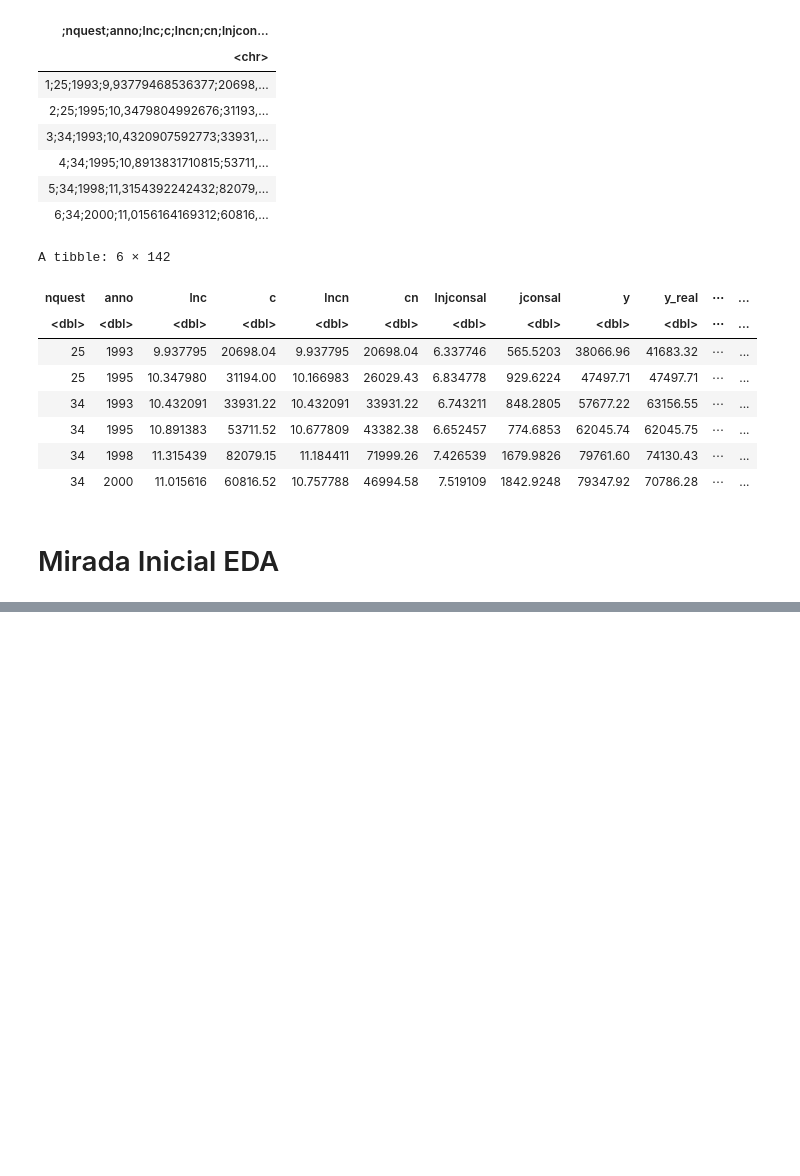
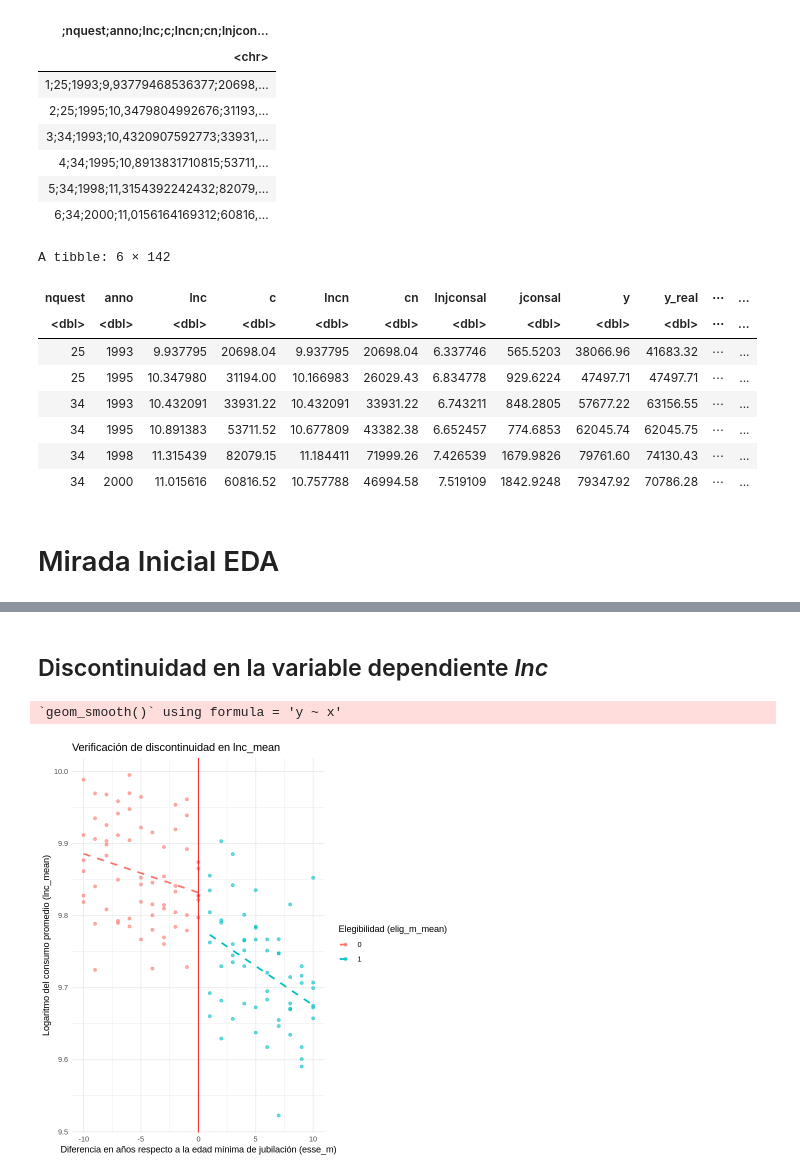
Before and after one commit to NicoD920/analisisDatosPrimavera2024, a Jupyter notebook: Tarea_2_(R).ipynb, the cells around one changed output, grey strips where cells are left out. Cells and saved outputs as stored; diff of their text form; code cells hidden in the pictures; blank space fills up the shorter version.

```diff
--- a/Tarea_2_(R).ipynb
+++ b/Tarea_2_(R).ipynb
@@ -116,0 +295,6 @@ str(data_base_vird_dta)
+# %%
+# Crear variable de elegibilidad
+data_base_vird_dta <- data_base_vird_dta %>%
+  mutate(
+    eligm = ifelse(esse_m >= 0, 1, 0)  # 1 si cumple la edad mínima, 0 en caso contrario
+  )
@@ -116,0 +321,17 @@ str(data_base_vird_dta)
+# %%
+# Actualizar la base colapsada sin duplicar elegibilidad
+base_agrupada_vird_dta <- data_base_vird_dta %>%
+  group_by(anno, esse_m) %>%  # Agrupar por año y "esse_m"
+  summarise(
+    lnc_mean = mean(lnc, na.rm = TRUE),            # Promedio de lnc
+    lncn_mean = mean(lncn, na.rm = TRUE),          # Promedio de lncn
+    lnconsal_mean = mean(lnjconsal, na.rm = TRUE), # Promedio de lnconsal
+    porcentajeretirados = mean(qu_m, na.rm = TRUE), # Promedio de qum
+    elig_m_mean = mean(elig_m, na.rm = TRUE),      # Promedio de elegibilidad
+    job_m_mean = mean(job_m, na.rm = TRUE),        # Promedio de job_m
+    educ_m_mean = mean(educ_m, na.rm = TRUE),      # Promedio de educ_m
+    pop_mean = mean(pop, na.rm = TRUE),            # Promedio de pop
+    pf_mean = mean(pf, na.rm = TRUE),      # Promedio de region
+    n = n()                                        # Número de observaciones por grupo
+  ) #%>%
+  # filter(esse_m >= -10 & esse_m <= 10)  # Filtrar rango de "esse_m"
@@ -116,0 +363,4 @@ str(data_base_vird_dta)
+# %%
+# Filtrar para incluir solo hogares en el rango de interés
+base_colapsada_vird_dta <- base_agrupada_vird_dta %>%
+  filter(esse_m >= -10 & esse_m <= 10)
@@ -116,0 +417,18 @@ str(data_base_vird_dta)
+# %% [markdown]
+## Discontinuidad en la variable dependiente *lnc*
+# %%
+# Gráfico para verificar discontinuidad en lnc_mean
+ggplot(base_colapsada_vird_dta, aes(x = esse_m, y = lnc_mean, color = as.factor(elig_m_mean))) +
+  geom_point(alpha = 0.6) +                              # Puntos de datos
+  geom_smooth(method = "lm", se = FALSE, linetype = "dashed") + # Regresión lineal separada
+  geom_vline(xintercept = 0, linetype = "solid", color = "red") + # Umbral en esse_m = 0
+  labs(
+    title = "Verificación de discontinuidad en lnc_mean",
+    x = "Diferencia en años respecto a la edad mínima de jubilación (esse_m)",
+    y = "Logaritmo del consumo promedio (lnc_mean)",
+    color = "Elegibilidad (elig_m_mean)"
+  ) +
+  theme_minimal()
+# %% [output]
+`geom_smooth()` using formula = 'y ~ x'
+[figure, added]
```
Also changed, not shown: parts of 43 cells of this notebook.
